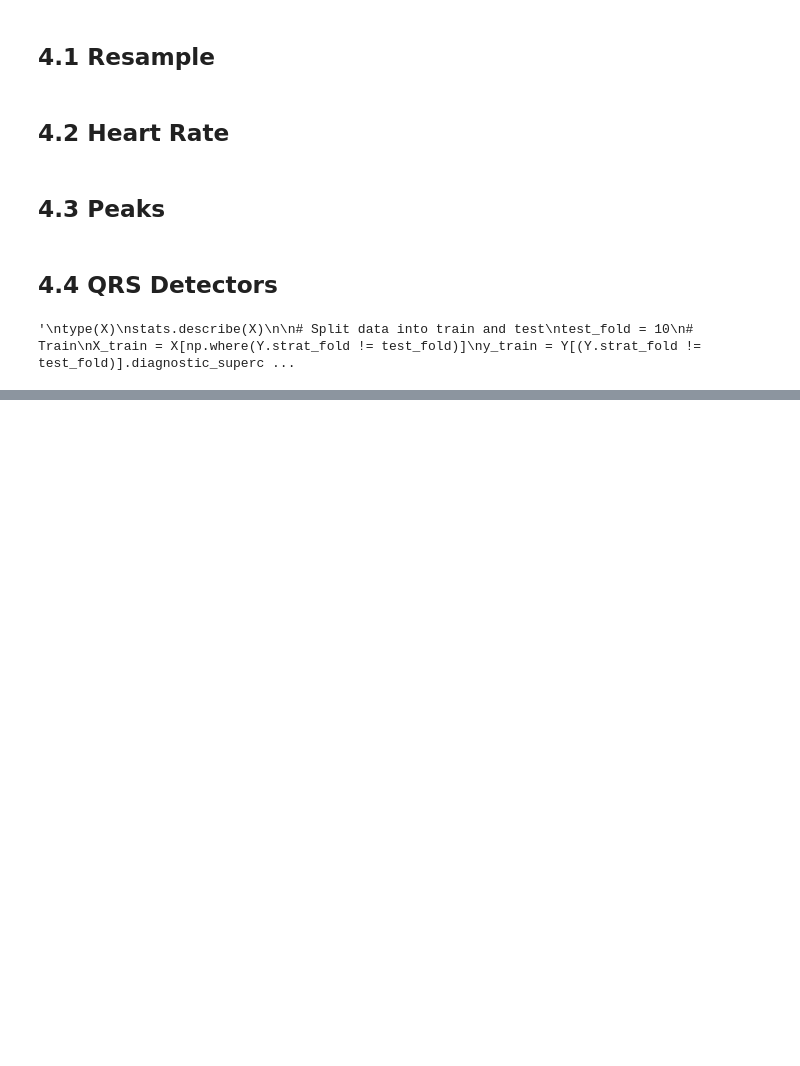
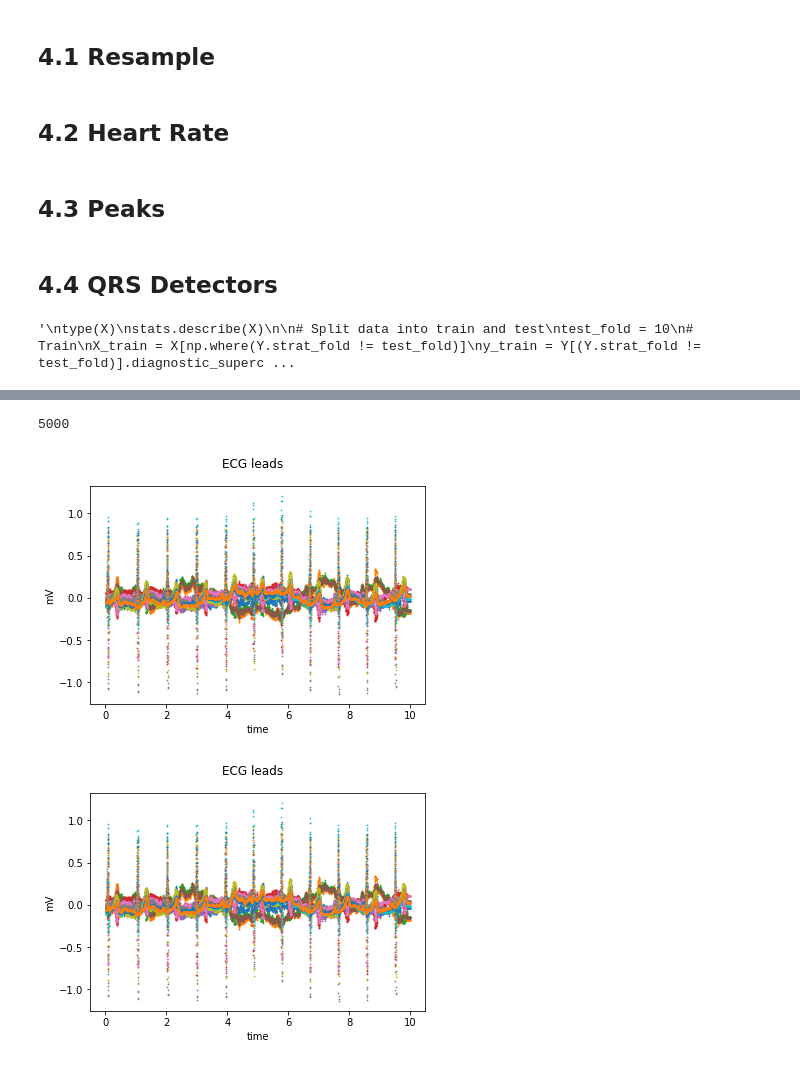
Before and after one commit to GabrieleBonzi/FDAxECG, a Jupyter notebook: Test.ipynb, the cells around one changed output, grey strips where cells are left out. Saved outputs shown, nothing was run; the diff lists cells and outputs as text; code cells hidden in the pictures; blank space fills up the shorter version.

```diff
--- a/Test.ipynb
+++ b/Test.ipynb
@@ -249,0 +257,18 @@ y_test = Y[Y.strat_fold == test_fold].diagnostic_superclass
+# %%
+t_points = np.linspace(0.01, 10, 5000)
+len(t_points)
+# %% [output]
+5000
+# %%
+fd = skfda.FDataGrid(record.p_signal.transpose(),
+                     t_points,
+                     dataset_name='ECG leads',
+                     argument_names=['time'],
+                     coordinate_names=['mV'])
+
+fd = fd[:12]
+# %%
+fd.scatter(s=0.5)
+# %% [output]
+[figure, added]
+[figure, added]
```
Also changed, not shown: parts of 23 cells of this notebook.
